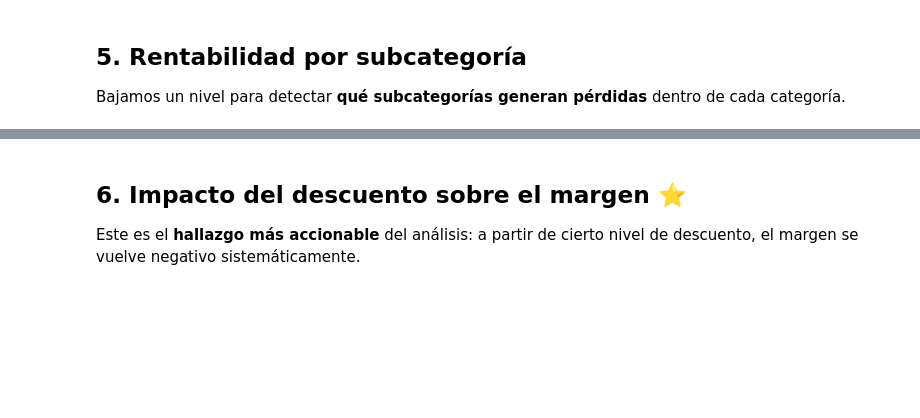
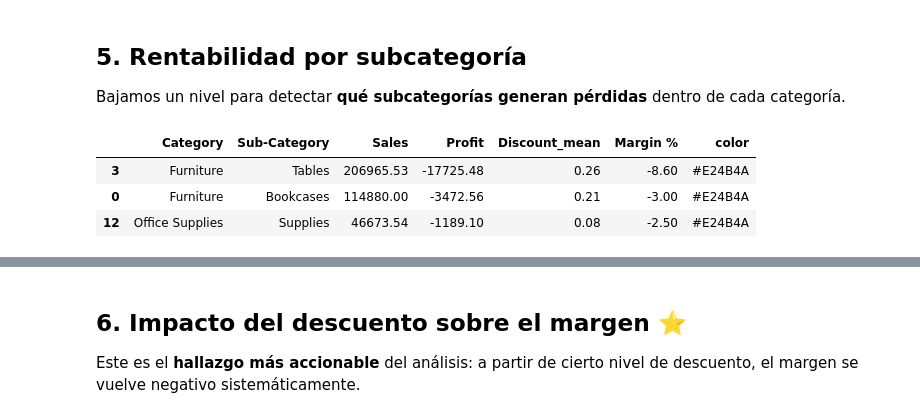
Before and after one commit to llllluis/portafolio-data-science, a Jupyter notebook: superstore-sales-dashboard/scripts/02_eda_business_insights.ipynb, the cells around one changed output, grey strips where cells are left out. Saved outputs shown, nothing was run; the diff lists cells and outputs as text; code cells hidden in the pictures; blank space fills up the shorter version.

```diff
--- a/superstore-sales-dashboard/scripts/02_eda_business_insights.ipynb
+++ b/superstore-sales-dashboard/scripts/02_eda_business_insights.ipynb
@@ -127,31 +154,38 @@ Bajamos un nivel para detectar **qué subcategorías generan pérdidas** dentro
 # %%
 subcat = df.groupby(["Category", "Sub-Category"]).agg(
     Sales=("Sales", "sum"),
-    Profit=("Profit", "sum")
+    Profit=("Profit", "sum"),
+    Discount_mean=("Discount", "mean")
 ).reset_index()
 subcat["Margin %"] = (subcat["Profit"] / subcat["Sales"] * 100).round(1)
 subcat = subcat.sort_values("Profit")
 
 # Color: rojo si pérdidas, verde si beneficio
 subcat["color"] = subcat["Profit"].apply(lambda x: COLORS["red"] if x < 0 else COLORS["green"])
 
 fig = px.bar(
     subcat, x="Profit", y="Sub-Category", orientation="h",
     color="Margin %",
     color_continuous_scale=["#E24B4A", "#F5F0E8", "#1D9E75"],
     color_continuous_midpoint=0,
     text=subcat["Margin %"].apply(lambda x: f"{x:.1f}%"),
     title="Profit por subcategoría (coloreado por Margin %)",
 )
 fig.add_vline(x=0, line_color="#333", line_width=1.5)
 fig.update_traces(textposition="outside")
 fig.update_layout(
     height=480, plot_bgcolor="white", paper_bgcolor="white",
     margin=dict(l=0, r=60, t=50, b=0),
     xaxis=dict(tickprefix="$", tickformat=",.0f"),
     coloraxis_colorbar=dict(title="Margin %"),
 )
 fig.show()
+subcat.head(3)
+# %% [output]
+|  | Category | Sub-Category | Sales | Profit | Discount_mean | Margin % | color |
+| 3 | Furniture | Tables | 206965.53 | -17725.48 | 0.26 | -8.60 | #E24B4A |
+| 0 | Furniture | Bookcases | 114880.00 | -3472.56 | 0.21 | -3.00 | #E24B4A |
+| 12 | Office Supplies | Supplies | 46673.54 | -1189.10 | 0.08 | -2.50 | #E24B4A |
 # %%
 # Subcategorías con pérdidas
 loss_cats = subcat[subcat["Profit"] < 0].sort_values("Profit")
```
Also changed, not shown: parts of 15 cells of this notebook, 1 other file.
